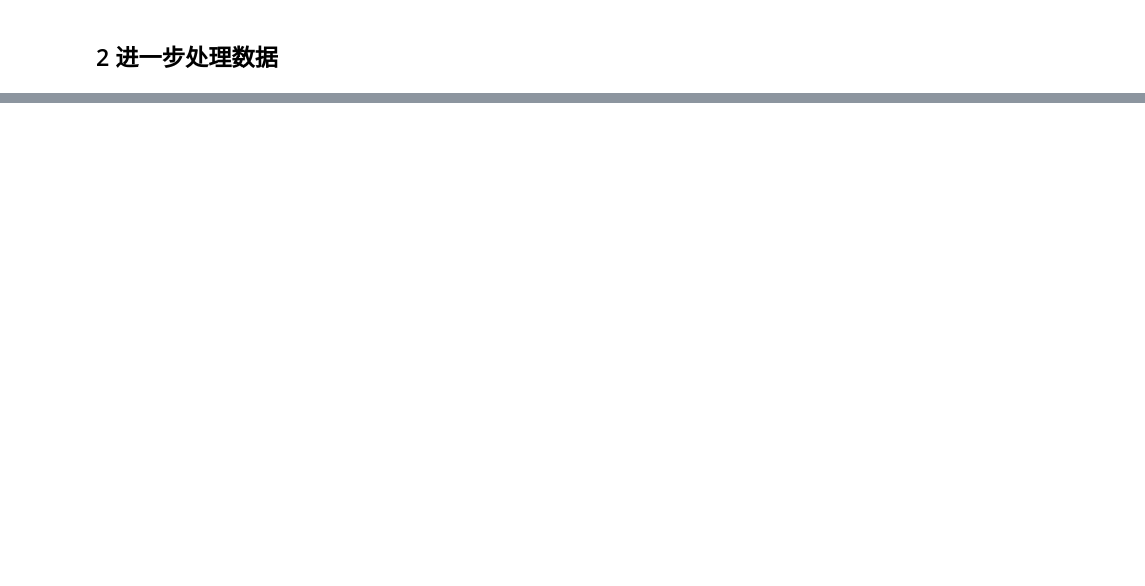
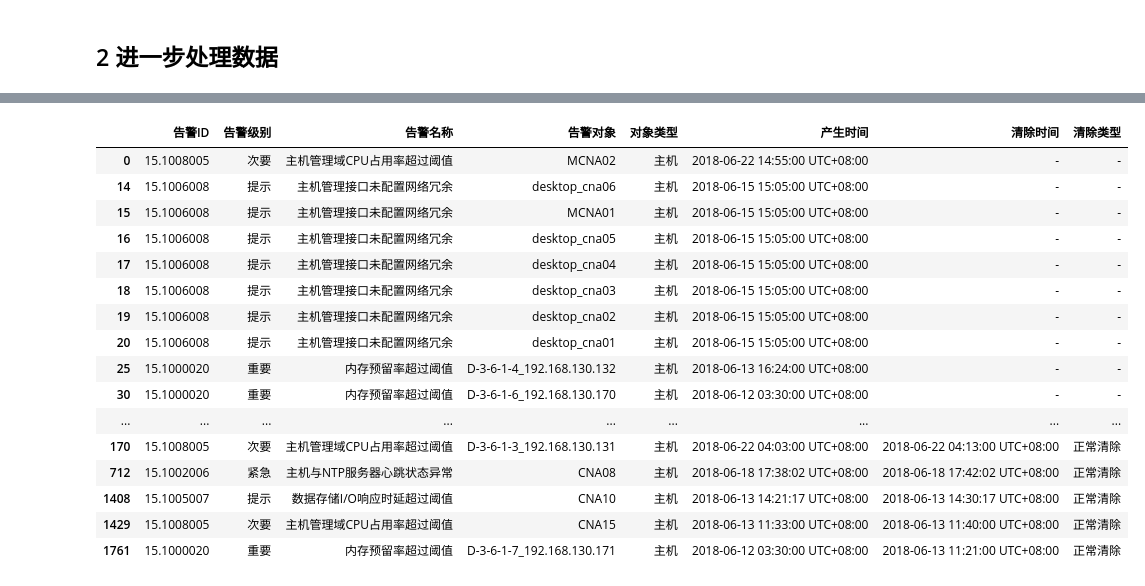
Before and after one commit to wwyf/alarm-predict-Ops-helper, a Jupyter notebook: pre-clean-1.ipynb, the cells around one changed output, grey strips where cells are left out. Saved outputs shown, nothing was run; the diff lists cells and outputs as text; code cells hidden in the pictures; blank space fills up the shorter version.

```diff
--- a/pre-clean-1.ipynb
+++ b/pre-clean-1.ipynb
@@ -129,0 +138,22 @@ plt.plot(alarm_index_list[1000:1200])
+# %%
+# 告警对象筛选器
+alarm_object = data1[~data1.duplicated('告警对象')]
+alarm_object[alarm_object['对象类型']=='主机']
+# %% [output]
+|  | 告警ID | 告警级别 | 告警名称 | 告警对象 | 对象类型 | 产生时间 | 清除时间 | 清除类型 |
+| 0 | 15.1008005 | 次要 | 主机管理域CPU占用率超过阈值 | MCNA02 | 主机 | 2018-06-22 14:55:00 UTC+08:00 | - | - |
+| 14 | 15.1006008 | 提示 | 主机管理接口未配置网络冗余 | desktop_cna06 | 主机 | 2018-06-15 15:05:00 UTC+08:00 | - | - |
+| 15 | 15.1006008 | 提示 | 主机管理接口未配置网络冗余 | MCNA01 | 主机 | 2018-06-15 15:05:00 UTC+08:00 | - | - |
+| 16 | 15.1006008 | 提示 | 主机管理接口未配置网络冗余 | desktop_cna05 | 主机 | 2018-06-15 15:05:00 UTC+08:00 | - | - |
+| 17 | 15.1006008 | 提示 | 主机管理接口未配置网络冗余 | desktop_cna04 | 主机 | 2018-06-15 15:05:00 UTC+08:00 | - | - |
+| 18 | 15.1006008 | 提示 | 主机管理接口未配置网络冗余 | desktop_cna03 | 主机 | 2018-06-15 15:05:00 UTC+08:00 | - | - |
+| 19 | 15.1006008 | 提示 | 主机管理接口未配置网络冗余 | desktop_cna02 | 主机 | 2018-06-15 15:05:00 UTC+08:00 | - | - |
+| 20 | 15.1006008 | 提示 | 主机管理接口未配置网络冗余 | desktop_cna01 | 主机 | 2018-06-15 15:05:00 UTC+08:00 | - | - |
+| 25 | 15.1000020 | 重要 | 内存预留率超过阈值 | D-3-6-1-4_192.168.130.132 | 主机 | 2018-06-13 16:24:00 UTC+08:00 | - | - |
+| 30 | 15.1000020 | 重要 | 内存预留率超过阈值 | D-3-6-1-6_192.168.130.170 | 主机 | 2018-06-12 03:30:00 UTC+08:00 | - | - |
+| ... | ... | ... | ... | ... | ... | ... | ... | ... |
+| 170 | 15.1008005 | 次要 | 主机管理域CPU占用率超过阈值 | D-3-6-1-3_192.168.130.131 | 主机 | 2018-06-22 04:03:00 UTC+08:00 | 2018-06-22 04:13:00 UTC+08:00 | 正常清除 |
+| 712 | 15.1002006 | 紧急 | 主机与NTP服务器心跳状态异常 | CNA08 | 主机 | 2018-06-18 17:38:02 UTC+08:00 | 2018-06-18 17:42:02 UTC+08:00 | 正常清除 |
+| 1408 | 15.1005007 | 提示 | 数据存储I/O响应时延超过阈值 | CNA10 | 主机 | 2018-06-13 14:21:17 UTC+08:00 | 2018-06-13 14:30:17 UTC+08:00 | 正常清除 |
+| 1429 | 15.1008005 | 次要 | 主机管理域CPU占用率超过阈值 | CNA15 | 主机 | 2018-06-13 11:33:00 UTC+08:00 | 2018-06-13 11:40:00 UTC+08:00 | 正常清除 |
+| 1761 | 15.1000020 | 重要 | 内存预留率超过阈值 | D-3-6-1-7_192.168.130.171 | 主机 | 2018-06-12 03:30:00 UTC+08:00 | 2018-06-13 11:21:00 UTC+08:00 | 正常清除 |
```
Also changed, not shown: parts of 6 cells of this notebook.
